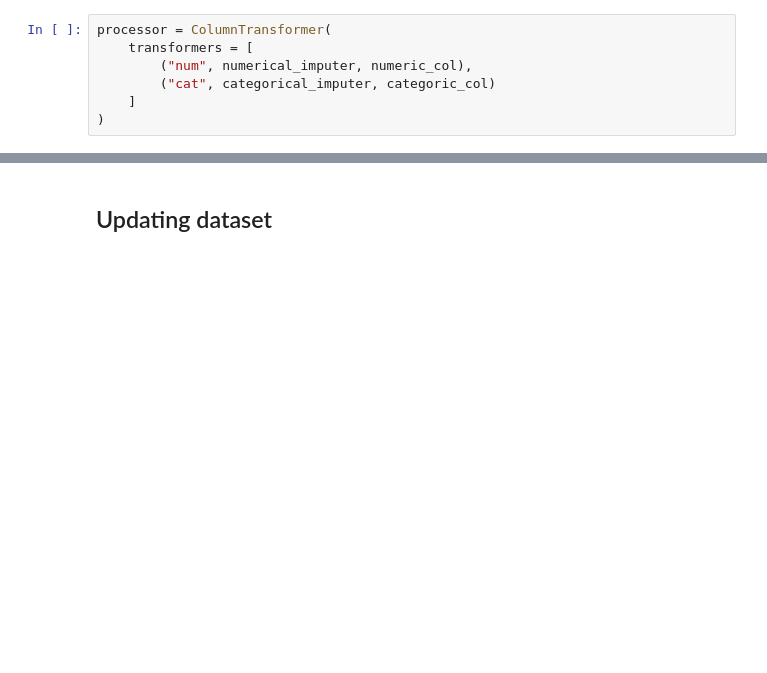
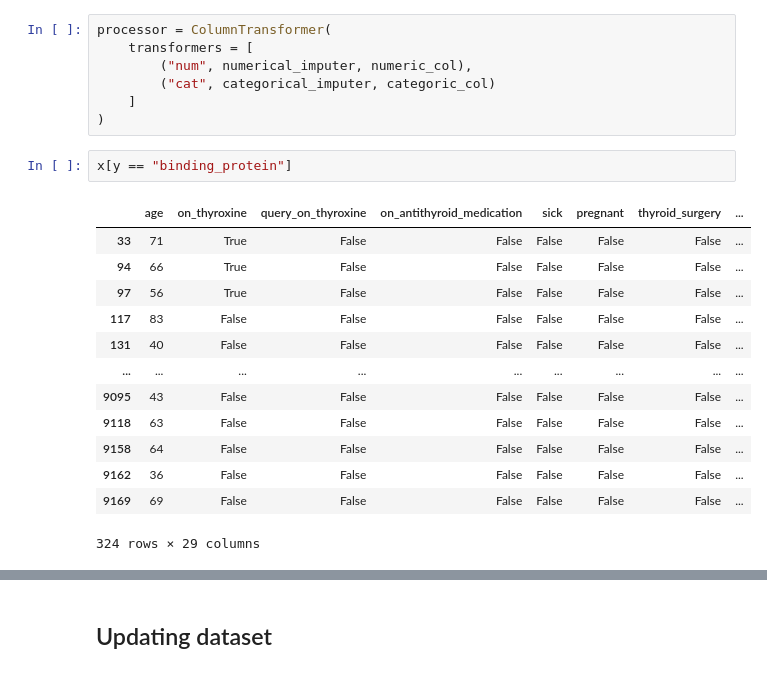
Before and after one commit to TheDavidLaCosa/MiniTFM, a Jupyter notebook: data_processing/imputer.ipynb, the cells around one changed output, grey strips where cells are left out. Cells and saved outputs as stored; diff of their text form; blank space fills up the shorter version.

```diff
--- a/data_processing/imputer.ipynb
+++ b/data_processing/imputer.ipynb
@@ -75,4 +75,20 @@ processor = ColumnTransformer(
         ("cat", categorical_imputer, categoric_col)
     ]
 )
+# %%
+x[y == "binding_protein"]
+# %% [output]
+|  | age | on_thyroxine | query_on_thyroxine | on_antithyroid_medication | sick | pregnant | thyroid_surgery | ... |
+| 33 | 71 | True | False | False | False | False | False | ... |
+| 94 | 66 | True | False | False | False | False | False | ... |
+| 97 | 56 | True | False | False | False | False | False | ... |
+| 117 | 83 | False | False | False | False | False | False | ... |
+| 131 | 40 | False | False | False | False | False | False | ... |
+| ... | ... | ... | ... | ... | ... | ... | ... | ... |
+| 9095 | 43 | False | False | False | False | False | False | ... |
+| 9118 | 63 | False | False | False | False | False | False | ... |
+| 9158 | 64 | False | False | False | False | False | False | ... |
+| 9162 | 36 | False | False | False | False | False | False | ... |
+| 9169 | 69 | False | False | False | False | False | False | ... |
+324 rows × 29 columns
 # %%
```
Also changed, not shown: parts of 7 cells of this notebook, 4 other files.
